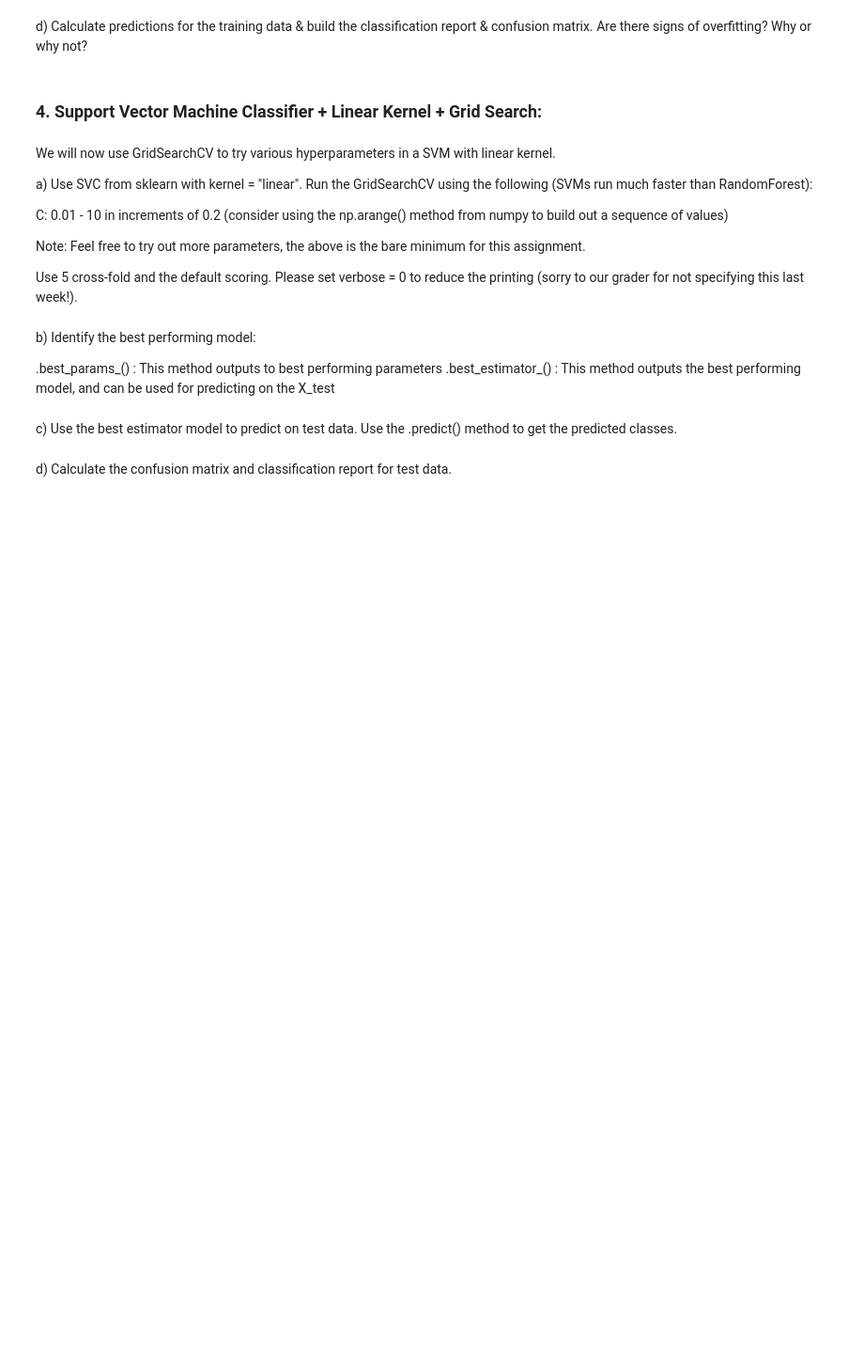
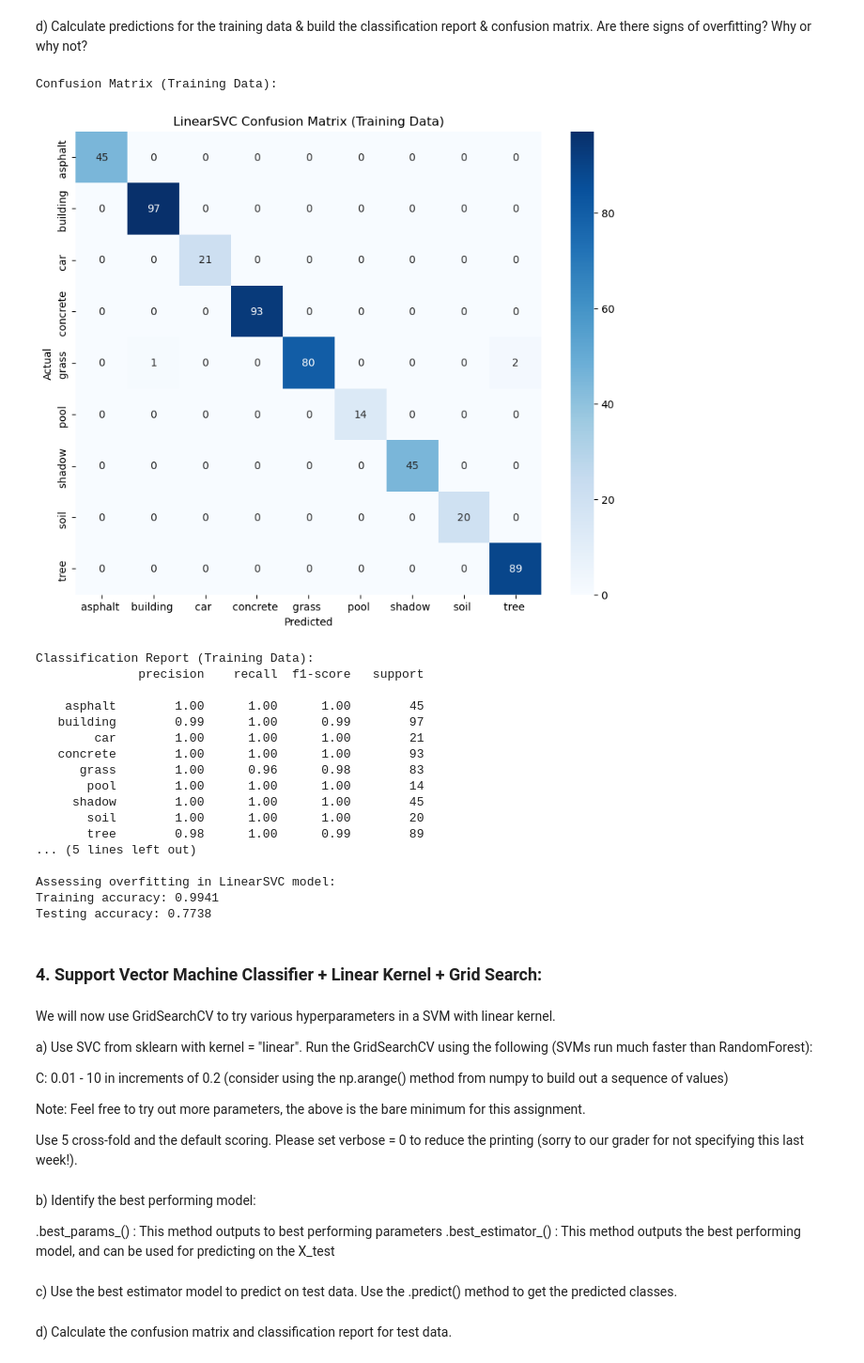
Before and after one commit to CassandraMaldonado/Deep-Dive-into-ML, a Jupyter notebook: Hw_4.ipynb, the cells around one changed output. Shown at 94% size. Drawn from its saved outputs; the diff is of its cells as text; code cells hidden in the pictures; blank space fills up the shorter version.

```diff
--- a/Hw_4.ipynb
+++ b/Hw_4.ipynb
@@ -254,5 +294,46 @@ c) Calculate the confusion matrix and classification report for test data.
 # %% [markdown]
 d)  Calculate predictions for the training data & build the classification report & confusion matrix. Are there signs of overfitting? Why or why not?
+# %%
+linear_svc_train_pred = linear_svc_model.predict(X_train_scaled)
+
+print("\nConfusion Matrix (Training Data):")
+linear_svc_cm_train = confusion_matrix(y_train, linear_svc_train_pred)
+plt.figure(figsize=(10, 8))
+sns.heatmap(linear_svc_cm_train, annot=True, fmt='d', cmap='Blues',
+            xticklabels=sorted(y_train.unique()), yticklabels=sorted(y_train.unique()))
+plt.xlabel('Predicted')
+plt.ylabel('Actual')
+plt.title('LinearSVC Confusion Matrix (Training Data)')
+plt.show()
+
+print("\nClassification Report (Training Data):")
+linear_svc_cr_train = classification_report(y_train, linear_svc_train_pred)
+print(linear_svc_cr_train)
+
+# Check for overfitting
+print("\nAssessing overfitting in LinearSVC model:")
+print(f"Training accuracy: {linear_svc_model.score(X_train_scaled, y_train):.4f}")
+print(f"Testing accuracy: {linear_svc_model.score(X_test_scaled, y_test):.4f}")
+# %% [output]
+Confusion Matrix (Training Data):
+[figure, added]
+Classification Report (Training Data):
+              precision    recall  f1-score   support
+
+    asphalt        1.00      1.00      1.00        45
+   building        0.99      1.00      0.99        97
+        car        1.00      1.00      1.00        21
+   concrete        1.00      1.00      1.00        93
+      grass        1.00      0.96      0.98        83
+       pool        1.00      1.00      1.00        14
+     shadow        1.00      1.00      1.00        45
+       soil        1.00      1.00      1.00        20
+       tree        0.98      1.00      0.99        89
+... (5 lines left out)
+
+Assessing overfitting in LinearSVC model:
+Training accuracy: 0.9941
+Testing accuracy: 0.7738
 # %% [markdown]
 ### 4. Support Vector Machine Classifier + Linear Kernel + Grid Search:
 # %% [markdown]
```
Also changed, not shown: parts of 3 cells of this notebook.
